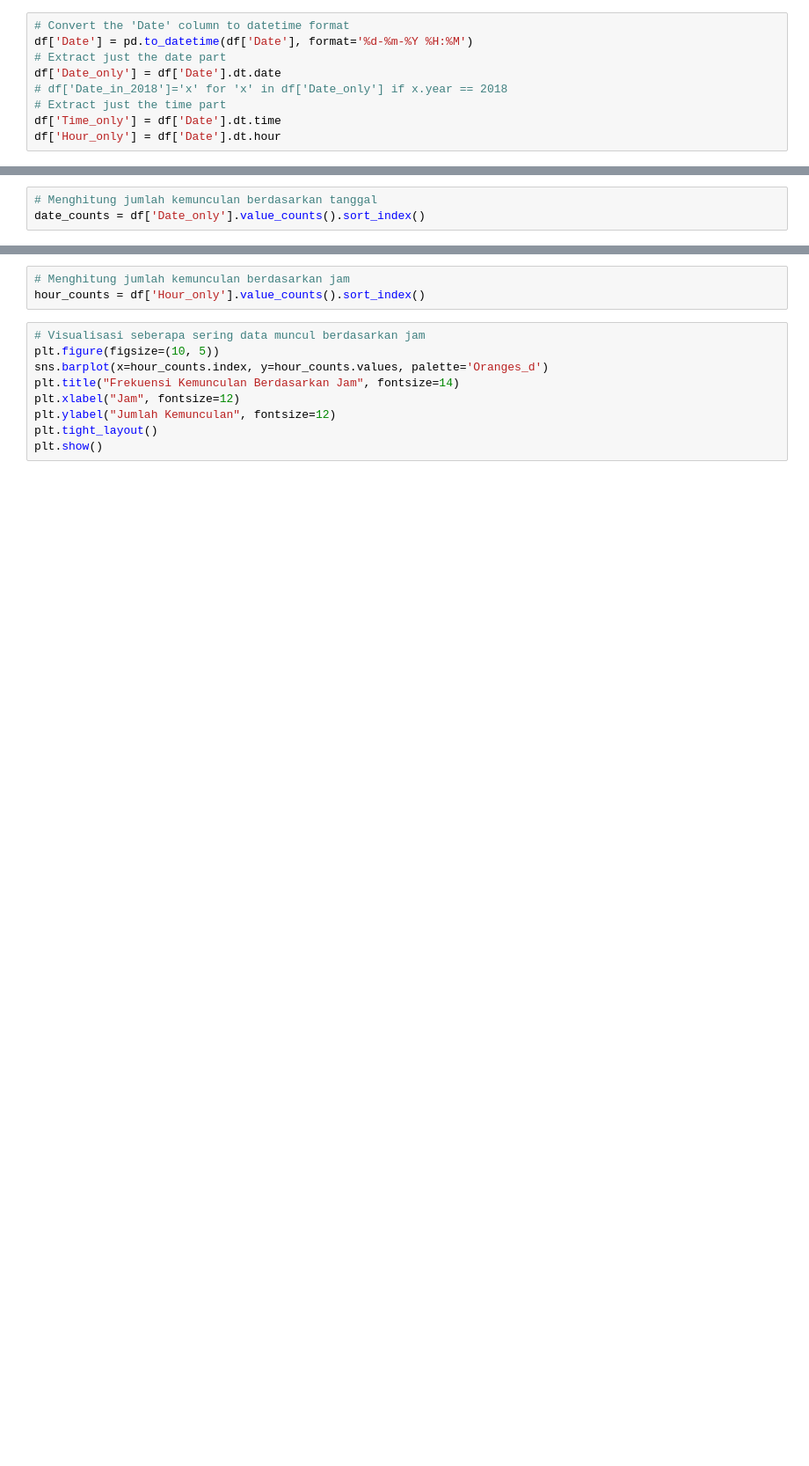
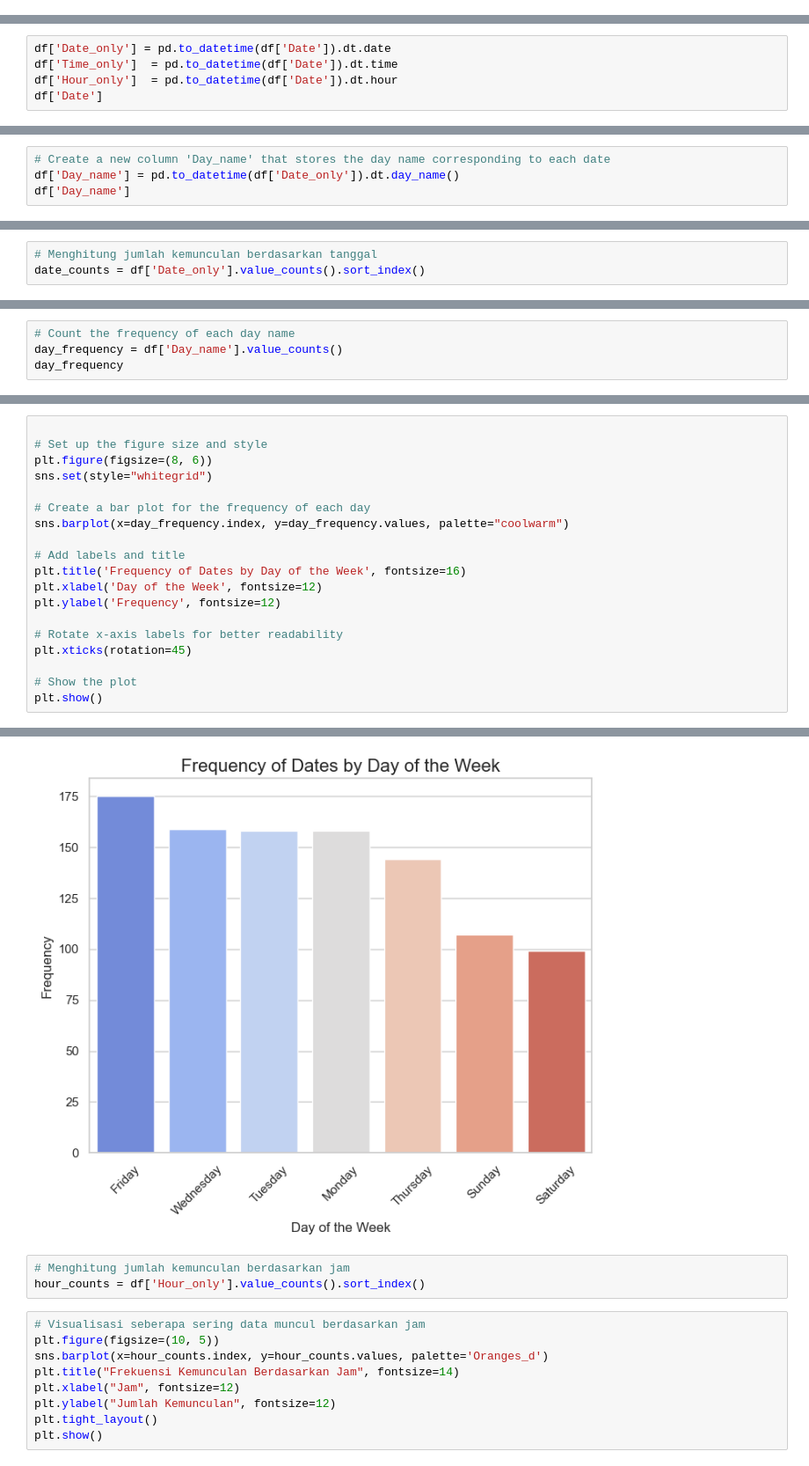
Before and after one commit to Blindheroes/fufufafa-kaskus-scrapper, a Jupyter notebook: analisis_fufufafa.ipynb, the cells around one changed output, grey strips where cells are left out. Shown at 88% size. Drawn from its saved outputs; the diff is of its cells as text; blank space fills up the shorter version.

```diff
--- a/analisis_fufufafa.ipynb
+++ b/analisis_fufufafa.ipynb
@@ -25,9 +24,0 @@ df
-# %%
-# Convert the 'Date' column to datetime format
-df['Date'] = pd.to_datetime(df['Date'], format='%d-%m-%Y %H:%M')
-# Extract just the date part
-df['Date_only'] = df['Date'].dt.date
-# df['Date_in_2018']='x' for 'x' in df['Date_only'] if x.year == 2018
-# Extract just the time part
-df['Time_only'] = df['Date'].dt.time
-df['Hour_only'] = df['Date'].dt.hour
@@ -37,0 +25,5 @@ KeyError: 'Date_in_2018'
+# %%
+df['Date_only'] = pd.to_datetime(df['Date']).dt.date
+df['Time_only']  = pd.to_datetime(df['Date']).dt.time
+df['Hour_only']  = pd.to_datetime(df['Date']).dt.hour
+df['Date']
@@ -37,0 +43,4 @@ KeyError: 'Date_in_2018'
+# %%
+# Create a new column 'Day_name' that stores the day name corresponding to each date
+df['Day_name'] = pd.to_datetime(df['Date_only']).dt.day_name()
+df['Day_name']
@@ -55,0 +123,4 @@ plt.show()
+# %%
+# Count the frequency of each day name
+day_frequency = df['Day_name'].value_counts()
+day_frequency
@@ -55,0 +137,20 @@ plt.show()
+# %%
+
+# Set up the figure size and style
+plt.figure(figsize=(8, 6))
+sns.set(style="whitegrid")
+
+# Create a bar plot for the frequency of each day
+sns.barplot(x=day_frequency.index, y=day_frequency.values, palette="coolwarm")
+
+# Add labels and title
+plt.title('Frequency of Dates by Day of the Week', fontsize=16)
+plt.xlabel('Day of the Week', fontsize=12)
+plt.ylabel('Frequency', fontsize=12)
+
+# Rotate x-axis labels for better readability
+plt.xticks(rotation=45)
+
+# Show the plot
+plt.show()
+# %% [output]
@@ -56,3 +160,4 @@ plt.show()
+[figure, added]
 # %%
 # Menghitung jumlah kemunculan berdasarkan jam
 hour_counts = df['Hour_only'].value_counts().sort_index()
```
Also changed, not shown: parts of 12 cells of this notebook, 6 other files.
